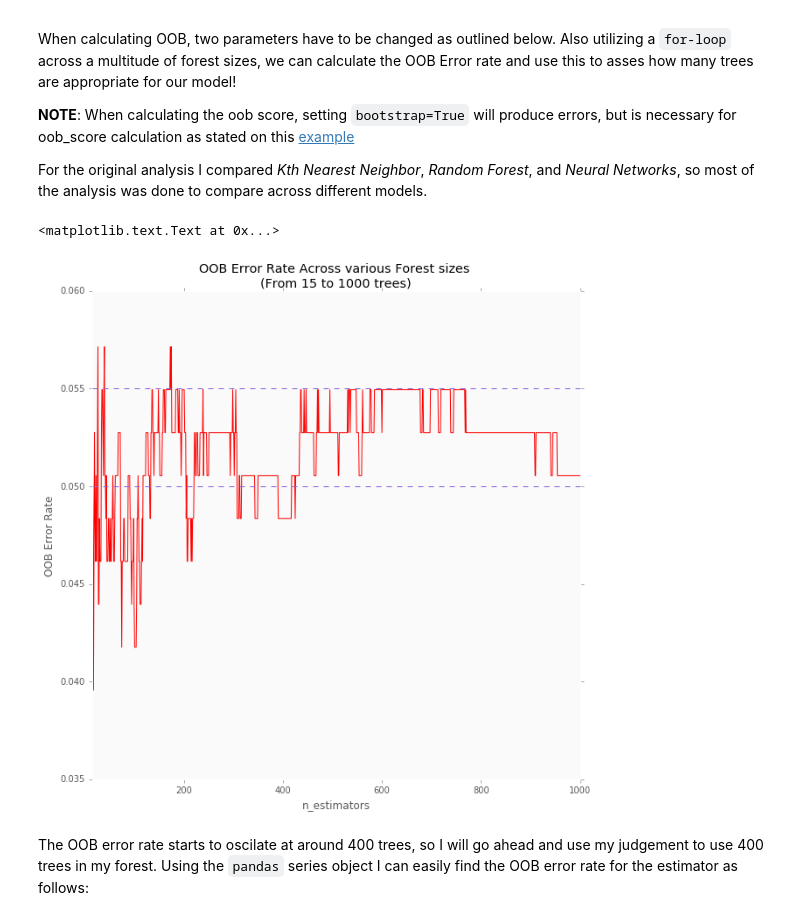
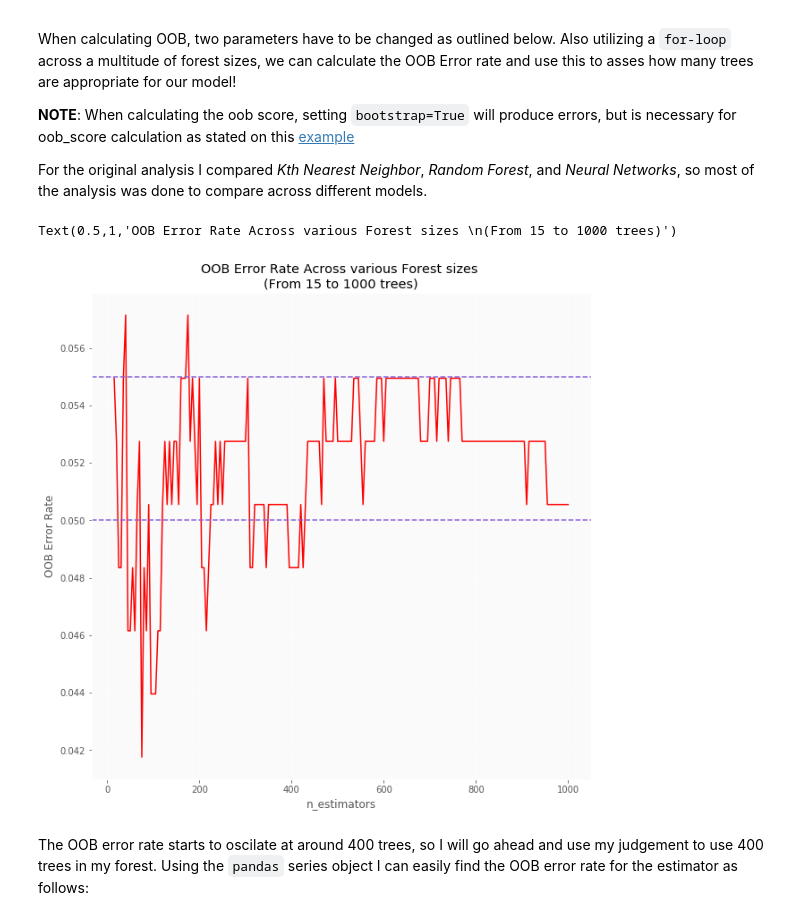
Before and after one commit to raviolli77/machineLearning_breastCancer_Python, a Jupyter notebook: notebooks/02_random_forest.ipynb, the cells around one changed output. Drawn from its saved outputs; the diff is of its cells as text; code cells hidden in the pictures.

```diff
--- a/notebooks/02_random_forest.ipynb
+++ b/notebooks/02_random_forest.ipynb
@@ -365,7 +364,7 @@ max_estimators = 1000
 
 error_rate = {}
 
-for i in range(min_estimators, max_estimators + 1):
+for i in range(min_estimators, max_estimators + 1, 5):
     fit_rf.set_params(n_estimators=i)
     fit_rf.fit(training_set, class_set)
 
@@ -377,22 +376,22 @@ oob_series = pd.Series(error_rate)
 # %%
 fig, ax = plt.subplots(figsize=(10, 10))
 
-ax.set_axis_bgcolor('#fafafa')
+ax.set_facecolor('#fafafa')
 
 oob_series.plot(kind='line',
                 color = 'red')
 plt.axhline(0.055,
             color='#875FDB',
            linestyle='--')
 plt.axhline(0.05,
             color='#875FDB',
            linestyle='--')
 plt.xlabel('n_estimators')
 plt.ylabel('OOB Error Rate')
 plt.title('OOB Error Rate Across various Forest sizes \n(From 15 to 1000 trees)')
 # %% [output]
-<matplotlib.text.Text at 0x...>
+Text(0.5,1,'OOB Error Rate Across various Forest sizes \n(From 15 to 1000 trees)')
-[figure, old version]
+[figure, new version]
 # %% [markdown]
 The OOB error rate starts to oscilate at around 400 trees, so I will go ahead and use my judgement to use 400 trees in my forest. Using the `pandas` series object I can easily find the OOB error rate for the estimator as follows:
 # %%
```
Also changed, not shown: parts of 19 cells of this notebook, 5 other files.
